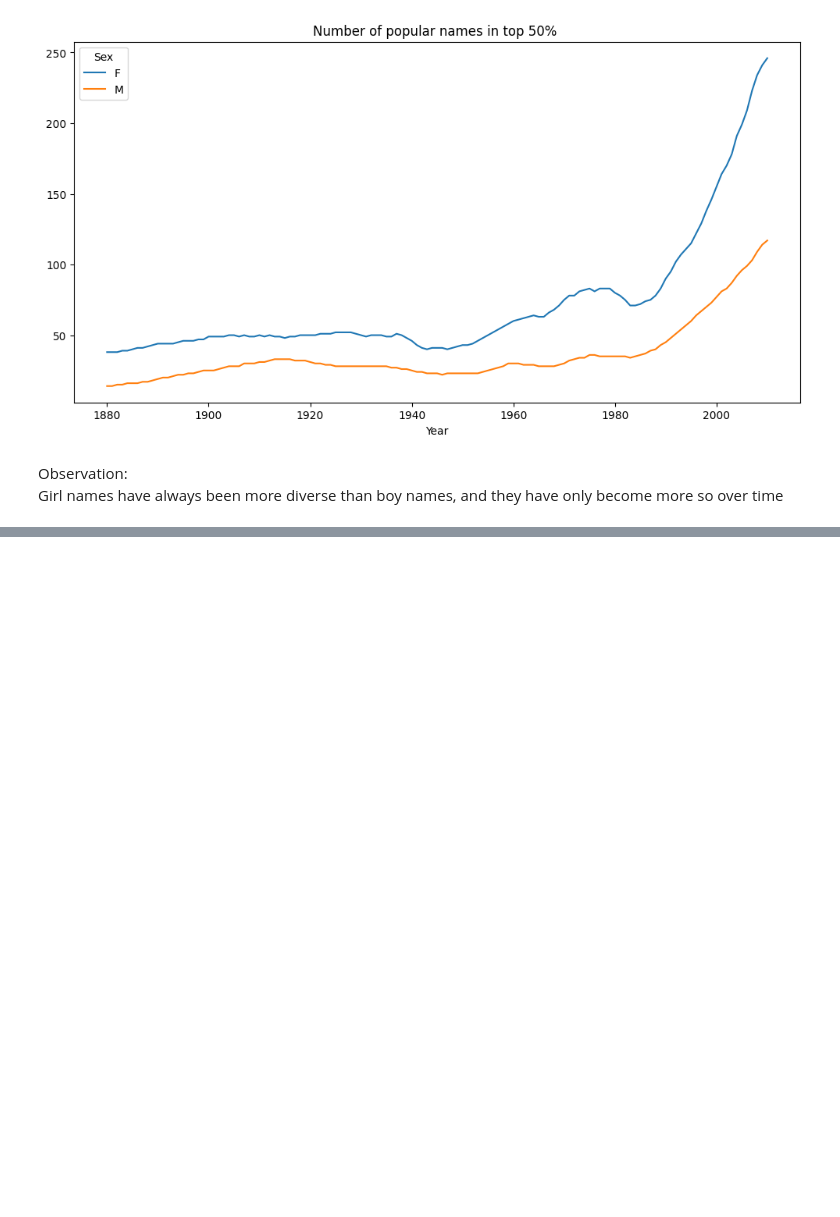
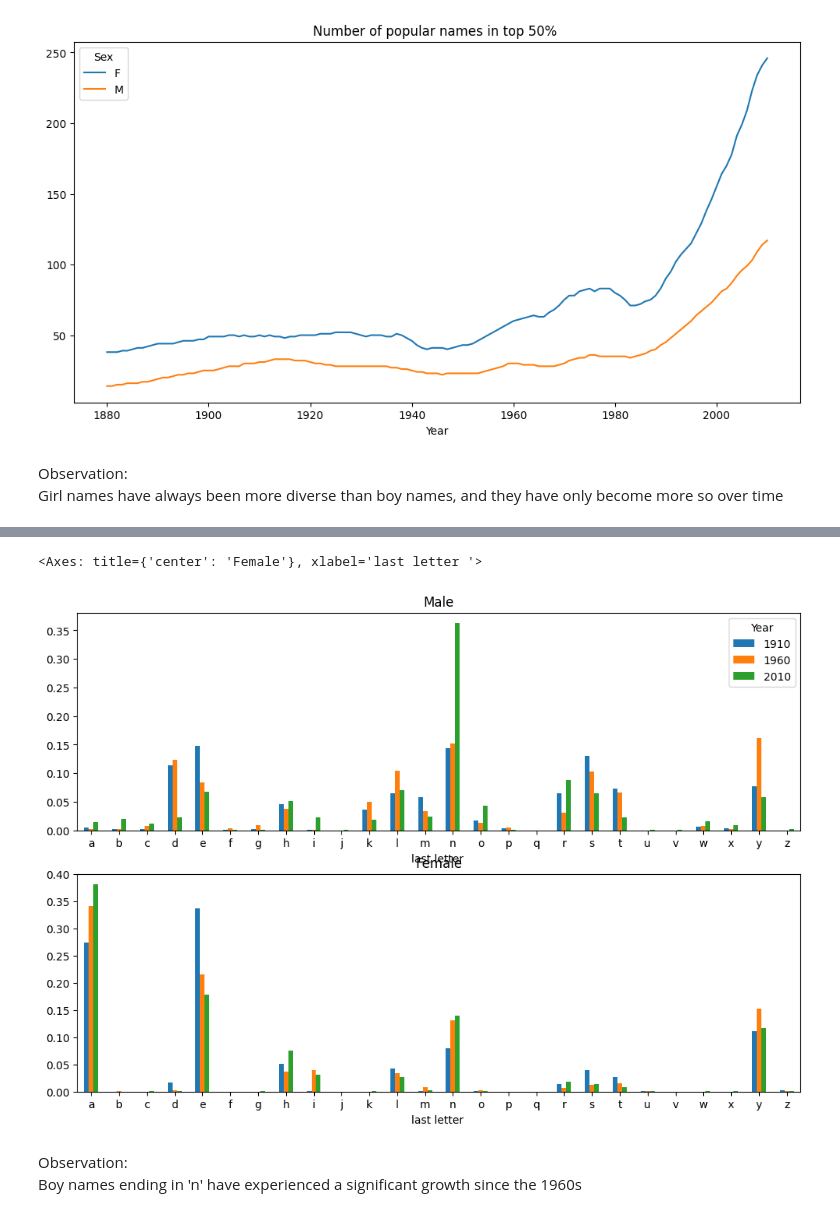
Before and after one commit to Njeri-Gitome/Python_for_DataAnalysis, a Jupyter notebook: Introductory.ipynb, the cells around one changed output, grey strips where cells are left out. Drawn from its saved outputs; the diff is of its cells as text; code cells hidden in the pictures; blank space fills up the shorter version.

```diff
--- a/Introductory.ipynb
+++ b/Introductory.ipynb
@@ -1342,0 +1346,7 @@ Girl names have always been more diverse than boy names, and they have only beco
+# %%
+# Aggregate all of the births in the full year datadet by Year, Sex and Final letter
+
+#extract last letter from column name
+get_last_letter = lambda x:x[-1]
+last_letters = names_prop['Name'].map(get_last_letter)
+last_letters.Name = 'Last_Letter'
@@ -1342,0 +1367,3 @@ Girl names have always been more diverse than boy names, and they have only beco
+# %%
+# Create a pivot table based on the last letter, sex, and year
+table = names_prop.pivot_table(values = 'Births', index = last_letters, columns = ['Sex','Year'], aggfunc = sum)
@@ -1342,0 +1380,4 @@ Girl names have always been more diverse than boy names, and they have only beco
+# %%
+# Selecting three representative years spanning the history
+subtable = table.reindex(columns=[1910,1960,2010],level ='Year')
+subtable.head()
@@ -1342,0 +1405,3 @@ Girl names have always been more diverse than boy names, and they have only beco
+# %%
+letter_prop = subtable/subtable.sum().astype(float)
+letter_prop[:5]
@@ -1342,0 +1417,11 @@ Girl names have always been more diverse than boy names, and they have only beco
+# %%
+#Barplot for each gender broken down by year
+fig, axes = plt.subplots (2,1, figsize =(12,8))
+letter_prop['M'].plot(kind ='bar', rot =0, ax =axes[0], title ='Male', xlabel = 'last letter ')
+letter_prop['F'].plot(kind ='bar', rot =0, ax =axes[1], title ='Female', xlabel = 'last letter ' ,legend =False)
+# %% [output]
+<Axes: title={'center': 'Female'}, xlabel='last letter '>
+[figure, added]
+# %% [markdown]
+Observation:<br>
+Boy names ending in 'n' have experienced a significant growth since the 1960s
```
Also changed, not shown: parts of 20 cells of this notebook.
